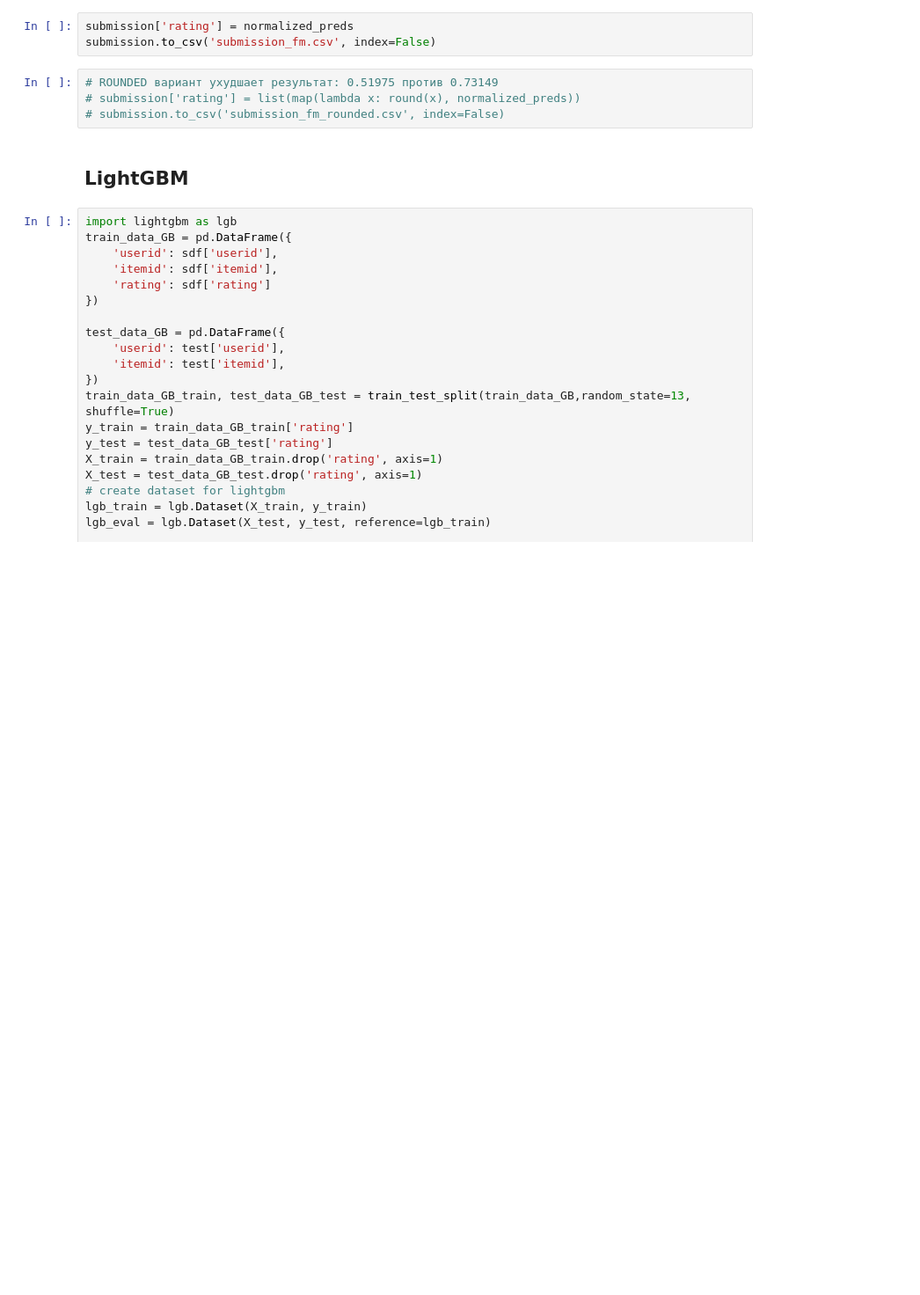
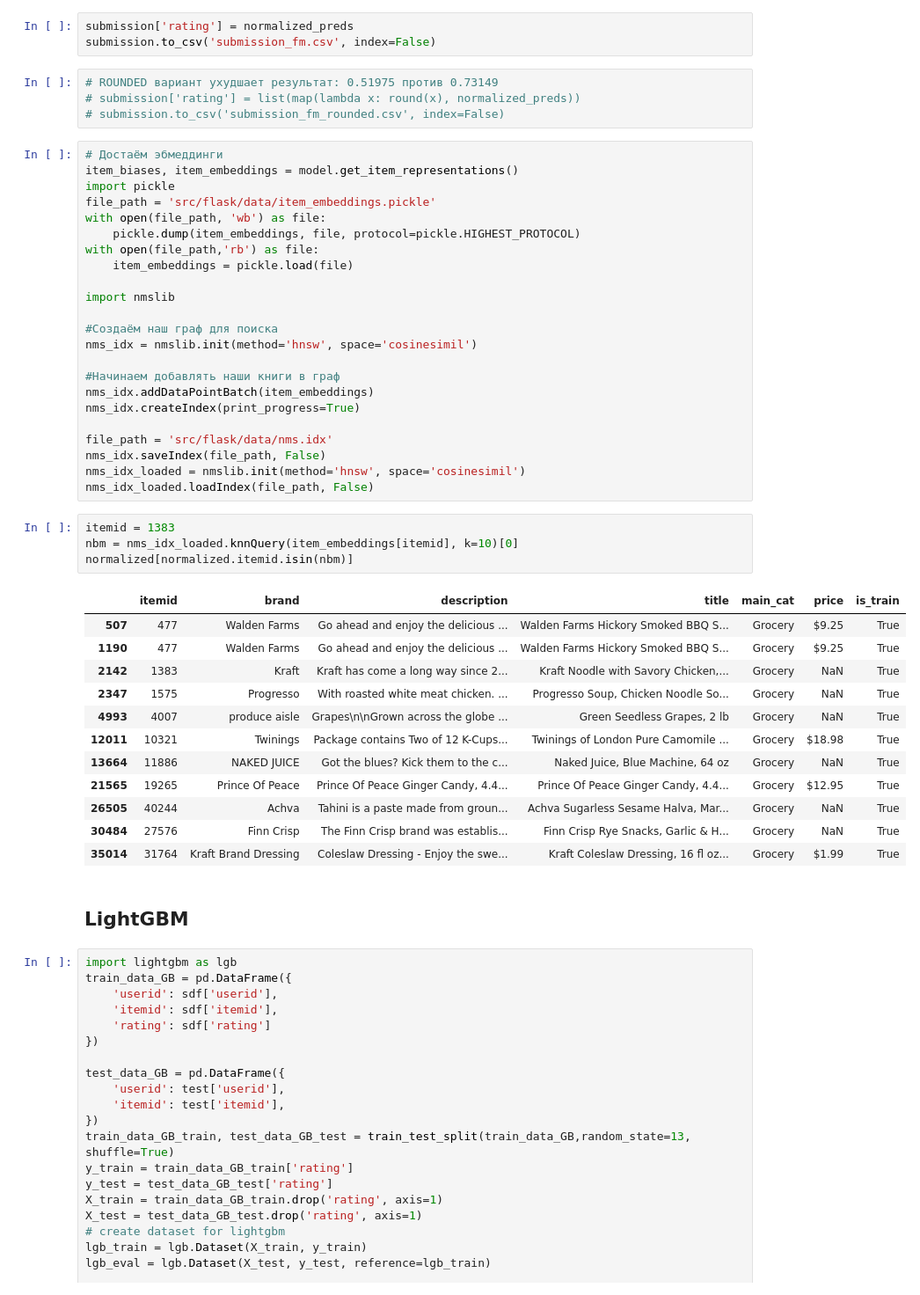
Before and after one commit to yurybikuzin/skillfactory_rds4_recommendation_challenge, a Jupyter notebook: yurybikuzin.ipynb, the cells around one changed output. Shown: that part at 88% size. Saved outputs shown, nothing was run; the diff lists cells and outputs as text; blank space fills up the shorter version.

```diff
--- a/yurybikuzin.ipynb
+++ b/yurybikuzin.ipynb
@@ -1540,6 +1506,46 @@ submission.to_csv('submission_fm.csv', index=False)
 # ROUNDED вариант ухудшает результат: 0.51975 против 0.73149
 # submission['rating'] = list(map(lambda x: round(x), normalized_preds))
 # submission.to_csv('submission_fm_rounded.csv', index=False)
+# %%
+# Достаём эбмеддинги
+item_biases, item_embeddings = model.get_item_representations()
+import pickle
+file_path = 'src/flask/data/item_embeddings.pickle'
+with open(file_path, 'wb') as file:
+    pickle.dump(item_embeddings, file, protocol=pickle.HIGHEST_PROTOCOL)
+with open(file_path,'rb') as file:
+    item_embeddings = pickle.load(file)
+
+import nmslib
+
+#Создаём наш граф для поиска
+nms_idx = nmslib.init(method='hnsw', space='cosinesimil')
+
+#Начинаем добавлять наши книги в граф
+nms_idx.addDataPointBatch(item_embeddings)
+nms_idx.createIndex(print_progress=True)
+
+file_path = 'src/flask/data/nms.idx'
+nms_idx.saveIndex(file_path, False)
+nms_idx_loaded = nmslib.init(method='hnsw', space='cosinesimil')
+nms_idx_loaded.loadIndex(file_path, False)
+# %%
+itemid = 1383
+nbm = nms_idx_loaded.knnQuery(item_embeddings[itemid], k=10)[0]
+normalized[normalized.itemid.isin(nbm)]
+# %% [output]
+|  | itemid | brand | description | title | main_cat | price | is_train |
+| 507 | 477 | Walden Farms | Go ahead and enjoy the delicious ... | Walden Farms Hickory Smoked BBQ S... | Grocery | $9.25 | True |
+| 1190 | 477 | Walden Farms | Go ahead and enjoy the delicious ... | Walden Farms Hickory Smoked BBQ S... | Grocery | $9.25 | True |
+| 2142 | 1383 | Kraft | Kraft has come a long way since 2... | Kraft Noodle with Savory Chicken,... | Grocery | NaN | True |
+| 2347 | 1575 | Progresso | With roasted white meat chicken. ... | Progresso Soup, Chicken Noodle So... | Grocery | NaN | True |
+| 4993 | 4007 | produce aisle | Grapes\n\nGrown across the globe ... | Green Seedless Grapes, 2 lb | Grocery | NaN | True |
+| 12011 | 10321 | Twinings | Package contains Two of 12 K-Cups... | Twinings of London Pure Camomile ... | Grocery | $18.98 | True |
+| 13664 | 11886 | NAKED JUICE | Got the blues? Kick them to the c... | Naked Juice, Blue Machine, 64 oz | Grocery | NaN | True |
+| 21565 | 19265 | Prince Of Peace | Prince Of Peace Ginger Candy, 4.4... | Prince Of Peace Ginger Candy, 4.4... | Grocery | $12.95 | True |
+| 26505 | 40244 | Achva | Tahini is a paste made from groun... | Achva Sugarless Sesame Halva, Mar... | Grocery | NaN | True |
+| 30484 | 27576 | Finn Crisp | The Finn Crisp brand was establis... | Finn Crisp Rye Snacks, Garlic & H... | Grocery | NaN | True |
+| 35014 | 31764 | Kraft Brand Dressing | Coleslaw Dressing - Enjoy the swe... | Kraft Coleslaw Dressing, 16 fl oz... | Grocery | $1.99 | True |
 # %% [markdown]
 ## LightGBM
 # %%
```
Also changed, not shown: parts of 18 cells of this notebook, 37 other files.
